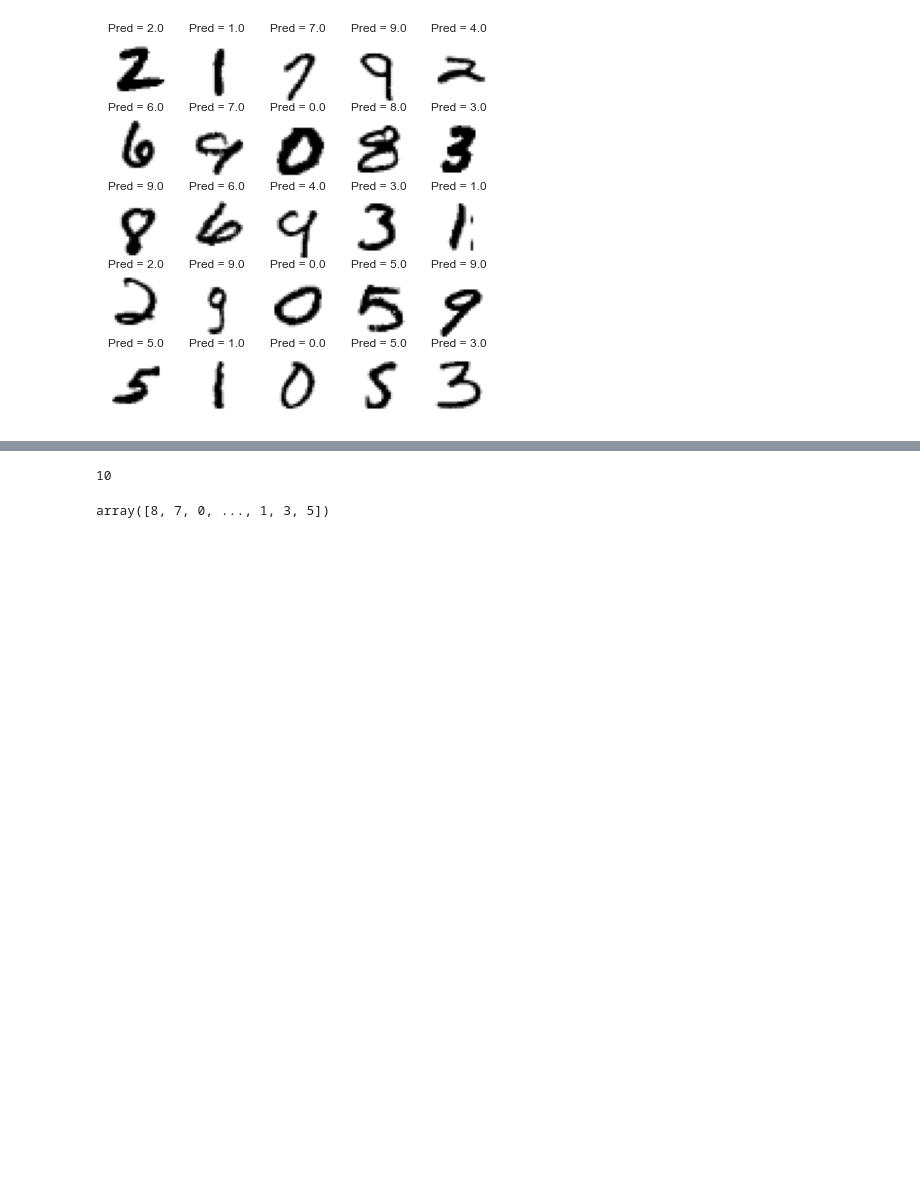
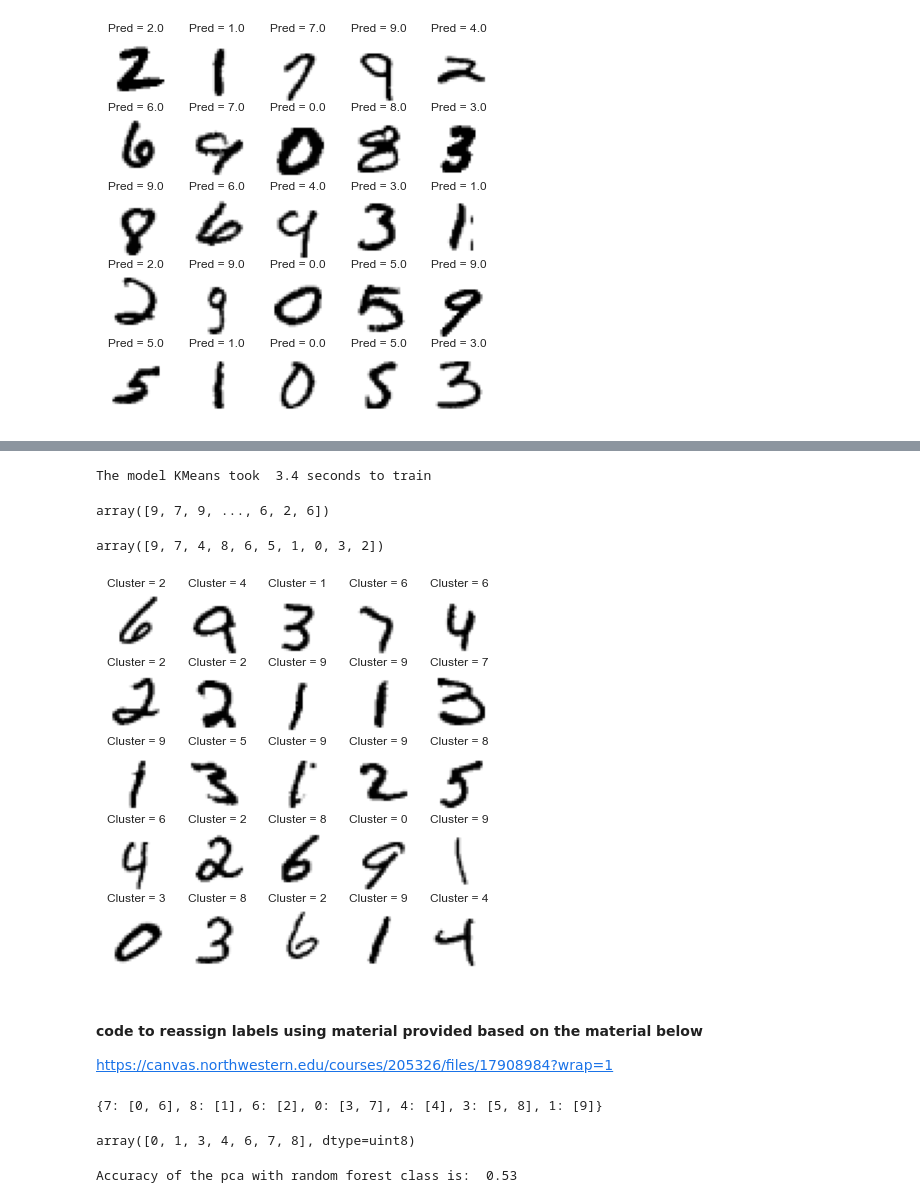
Before and after one commit to akhileshnair2024/MSDS_422_Module_6_Digit_Recognizer, a Jupyter notebook: Module_6_Digit_Indentifier.ipynb, the cells around one changed output, grey strips where cells are left out. Cells and saved outputs as stored; diff of their text form; code cells hidden in the pictures; blank space fills up the shorter version.

```diff
--- a/Module_6_Digit_Indentifier.ipynb
+++ b/Module_6_Digit_Indentifier.ipynb
@@ -506,18 +460,59 @@ array([0, 1, 2])
 # %%
 from sklearn.cluster import MiniBatchKMeans
+from sklearn.cluster import KMeans
 
 n_digits = len(np.unique(y_test))
-print(n_digits)
-# Initialize KMeans model
 
-kmeans = MiniBatchKMeans(n_clusters = n_digits)
+kmeans = KMeans(
+  n_clusters = n_digits
+  ,n_init = 'auto'
+  ,random_state=89
+)
 
 # Fit the model to the training data
-kmeans.fit(X)
-kmeans.labels_
+kmeans = fit_with_time(kmeans,X)
+
+#get key of the dictionary
+key = list(kmeans.keys())
+
+#See labels / Predictions
+kmeans[key[0]][0].labels_
 # %% [output]
-10
+The model KMeans took  3.4 seconds to train
-array([8, 7, 0, ..., 1, 3, 5])
+array([9, 7, 9, ..., 6, 2, 6])
+# %%
+#It looks that we have 10 clusters
+
+df_KNN = pd.Series(kmeans[key[0]][0].labels_)
+df_KNN.unique()
+# %% [output]
+array([9, 7, 4, 8, 6, 5, 1, 0, 3, 2])
+# %%
+# Eye-balling goodness of predictions
+
+fig, axs = plt.subplots(5, 5, figsize = (7, 7))
+
+index_random = np.random.randint(low = 0, high = 42000, size = 5**2)
+
+for i, ax in enumerate(axs.flat):
+  ax.imshow(
+    X
+    .iloc[index_random[i],:]
+    .values
+    .reshape(28, 28)
+    ,cmap="binary"
+  )
+  ax.axis('off')
+  ax.set_title('Cluster = {}'.format(kmeans[key[0]][0].labels_[index_random[i]]))
+
+# we should add the number that appears the most in the cluster using
+# the source of real lables of X
+# as stored in y
+# %% [output]
+[figure, added]
+# %% [markdown]
+#### code to reassign labels using material provided based on the material below
+https://canvas.northwestern.edu/courses/205326/files/17908984?wrap=1
 # %%
 def infer_cluster_labels(kmeans, actual_labels):
   inferred_labels = {}
@@ -537,0 +548,25 @@ def infer_data_labels(X_labels, cluster_labels):
+# %%
+# test the infer_cluster_labels() and infer_data_labels() functions
+
+cluster_labels = infer_cluster_labels(kmeans[key[0]][0], y)
+cluster_labels
+# %% [output]
+{7: [0, 6], 8: [1], 6: [2], 0: [3, 7], 4: [4], 3: [5, 8], 1: [9]}
+# %%
+X_clusters = kmeans[key[0]][0].predict(X)
+predicted_labels = infer_data_labels(X_clusters, cluster_labels)
+
+np.unique(predicted_labels)
+#it is missing the numbers 5 and 9.
+# %% [output]
+array([0, 1, 3, 4, 6, 7, 8], dtype=uint8)
+# %%
+#Evaluate the model
+accuracy = accuracy_score(predicted_labels,y)
+print(f"Accuracy of the pca with random forest class is: {accuracy: .2f}")
+
+#Conclusion: we should create more clusters, because:
+#a) 5 and 9 observations are missing
+#b) low accuracy score of 53%
+# %% [output]
+Accuracy of the pca with random forest class is:  0.53
```
Also changed, not shown: parts of 16 cells of this notebook.
